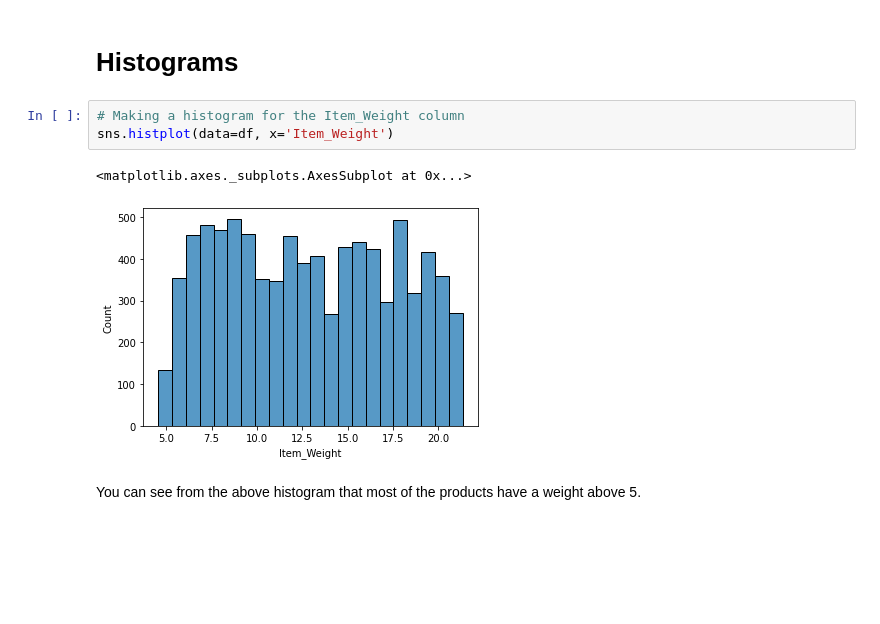
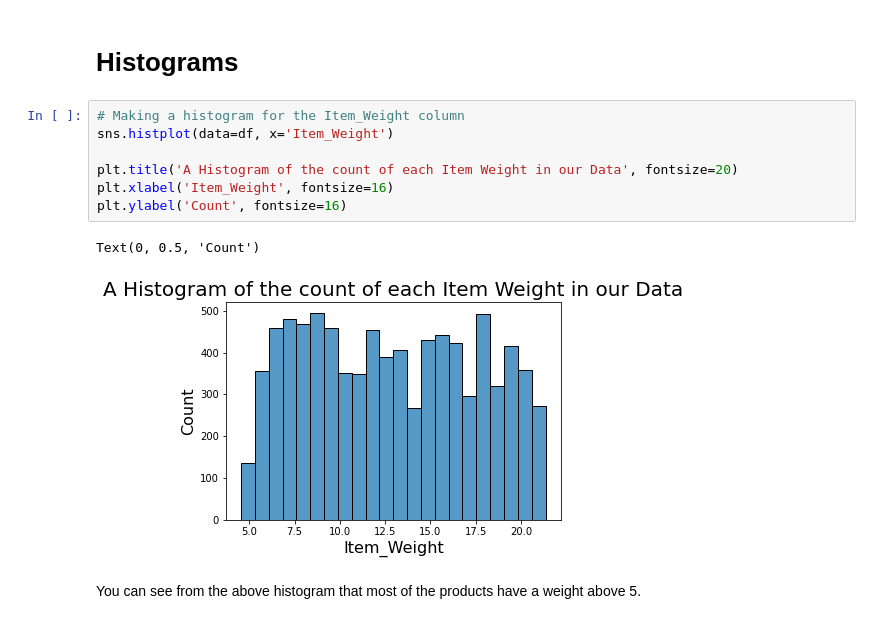
Before and after one commit to Kamal-Moha/Food-Sales-Predictions, a Jupyter notebook: Food_Sales_Prediction_2.ipynb, the cells around one changed output. Saved outputs shown, nothing was run; the diff lists cells and outputs as text; blank space fills up the shorter version.

```diff
--- a/Food_Sales_Prediction_2.ipynb
+++ b/Food_Sales_Prediction_2.ipynb
@@ -246,8 +246,12 @@ df.head()
 # %%
 # Making a histogram for the Item_Weight column
 sns.histplot(data=df, x='Item_Weight')
+
+plt.title('A Histogram of the count of each Item Weight in our Data', fontsize=20)
+plt.xlabel('Item_Weight', fontsize=16)
+plt.ylabel('Count', fontsize=16)
 # %% [output]
-<matplotlib.axes._subplots.AxesSubplot at 0x...>
+Text(0, 0.5, 'Count')
-[figure, old version]
+[figure, new version]
 # %% [markdown]
 You can see from the above histogram that most of the products have a weight above 5.
```
Also changed, not shown: parts of 18 cells of this notebook.
